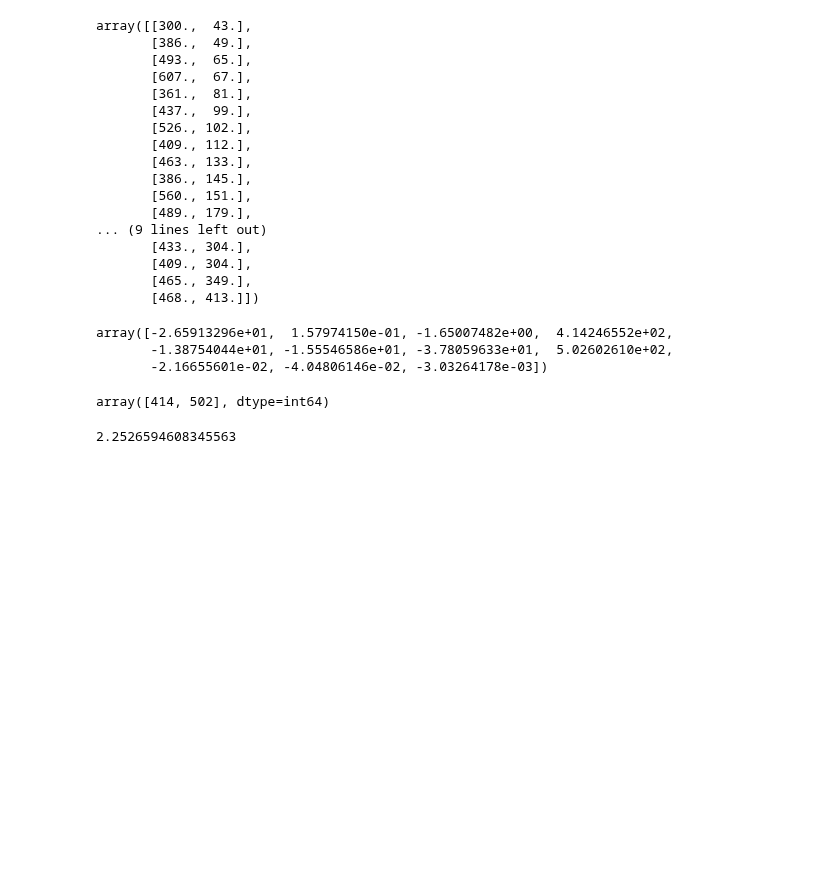
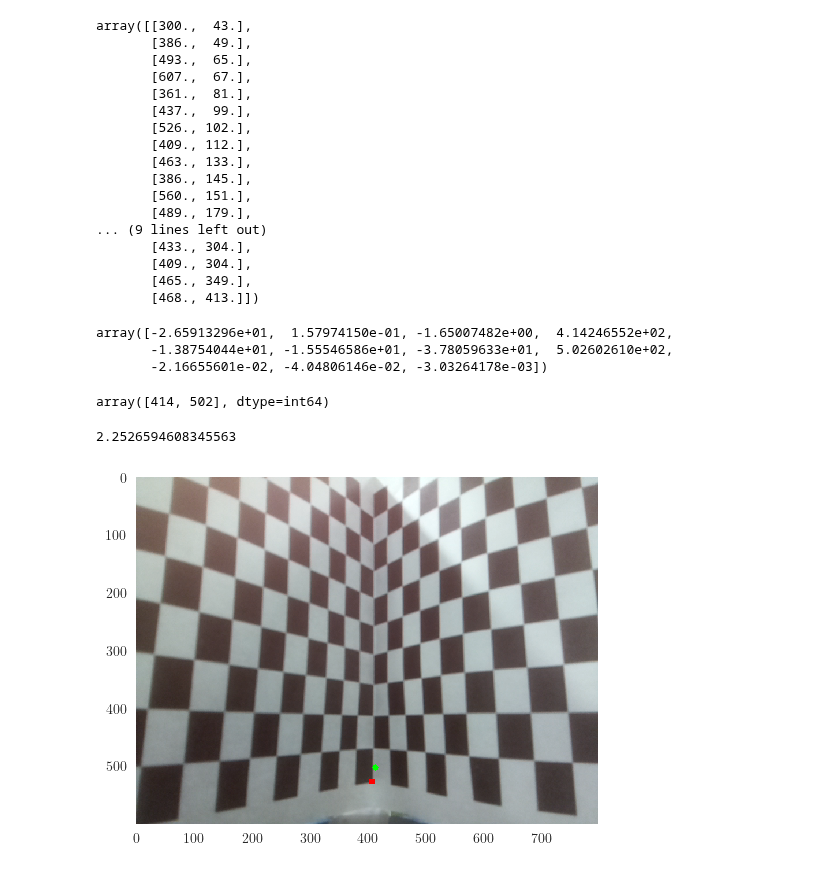
Before and after one commit to kvdomingo/AP187, a Jupyter notebook: Activity 11/187-11.ipynb, the cells around one changed output. Drawn from its saved outputs; the diff is of its cells as text; code cells hidden in the pictures; blank space fills up the shorter version.

```diff
--- a/Activity 11/187-11.ipynb
+++ b/Activity 11/187-11.ipynb
@@ -147,3 +147,13 @@ err = abs(la.norm(pred) - la.norm(Oi))/la.norm(Oi) * 100
 err
 # %% [output]
 2.2526594608345563
+# %%
+img = cv.imread('image.png')
+cv.circle(img, tuple(pred), 5, (0, 255, 0), -1)
+cv.circle(img, tuple(Oi), 5, (255, 0, 0), -1)
+plt.imshow(img)
+plt.grid(0)
+# plt.savefig('origin_dev.png', dpi=300, bbox_inches='tight')
+plt.show()
+# %% [output]
+[figure, added]
```
Also changed, not shown: 1 other file.
